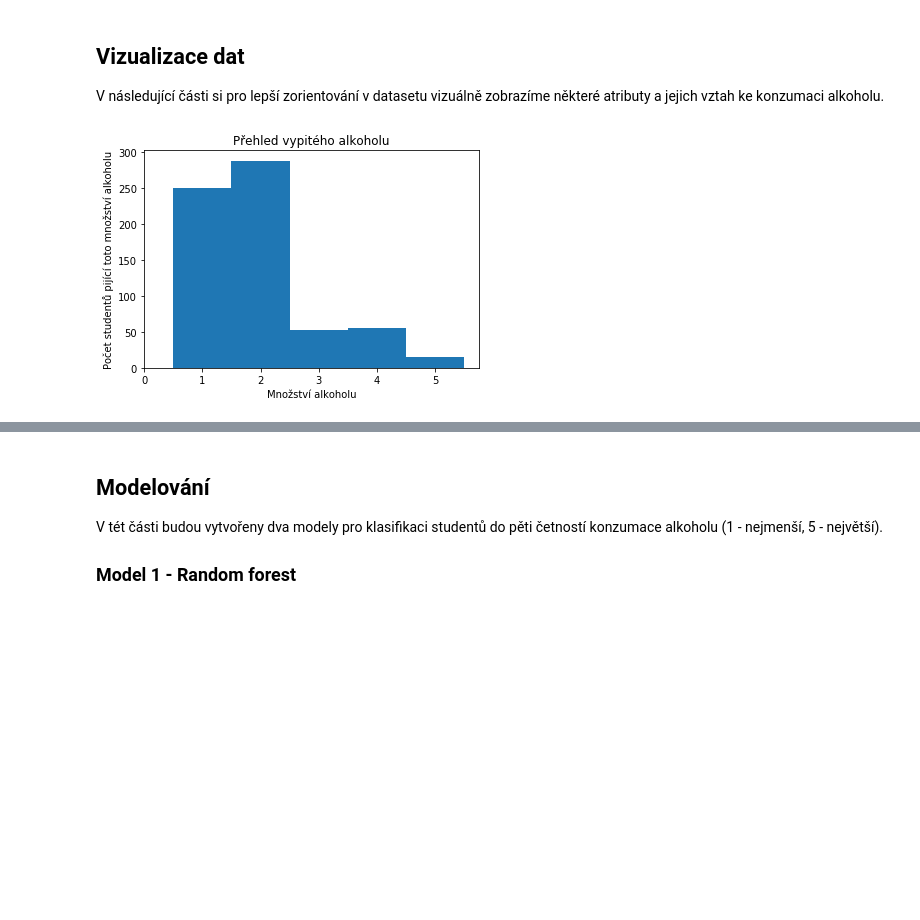
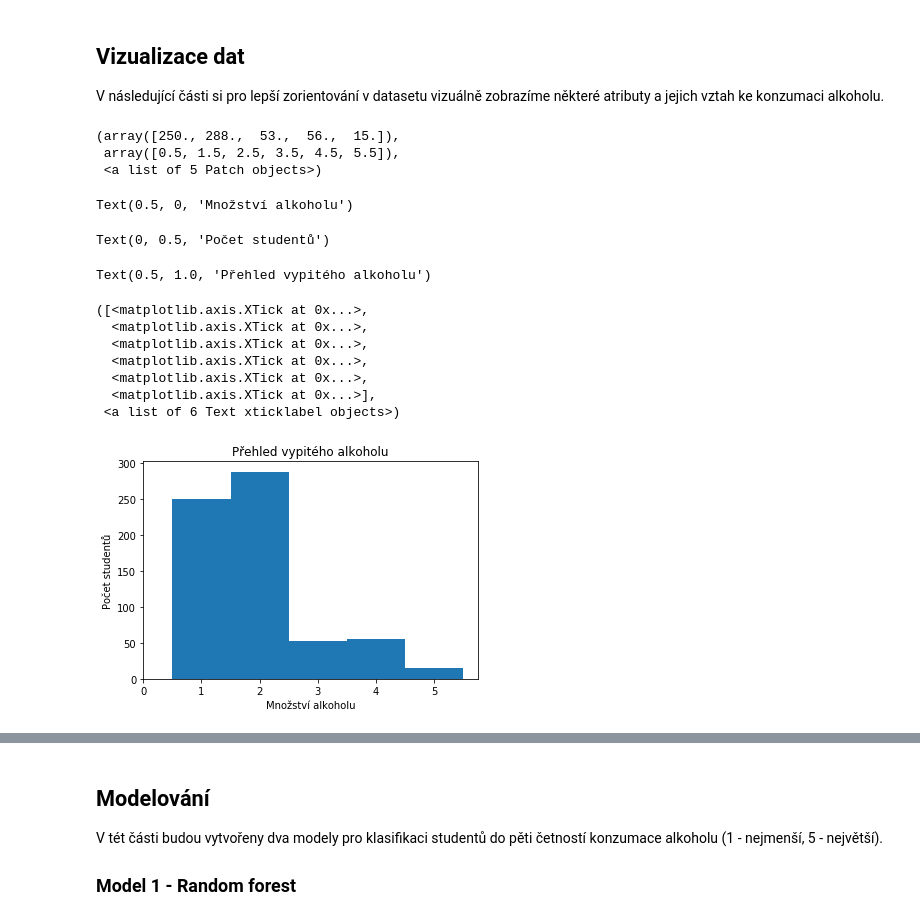
Before and after one commit to skaryys/python_semestralka, a Jupyter notebook: student_alcohol_consumption.ipynb, the cells around one changed output, grey strips where cells are left out. Cells and saved outputs as stored; diff of their text form; code cells hidden in the pictures; blank space fills up the shorter version.

```diff
--- a/student_alcohol_consumption.ipynb
+++ b/student_alcohol_consumption.ipynb
@@ -140,18 +140,31 @@ V následující části si pro lepší zorientování v datasetu vizuálně zob
 # %%
 import matplotlib.pyplot as plt
 import numpy as np
 
 %matplotlib inline
 
 bins = np.arange(0.5,6,1)
 plt.hist(df['Alc'],bins=bins)
 plt.xlabel('Množství alkoholu')
-plt.ylabel("Počet studentů pijící toto množství alkoholu")
+plt.ylabel("Počet studentů")
 plt.title('Přehled vypitého alkoholu')
 plt.xticks(range(6))
 plt.show()
 # %% [output]
+(array([250., 288.,  53.,  56.,  15.]),
+ array([0.5, 1.5, 2.5, 3.5, 4.5, 5.5]),
+ <a list of 5 Patch objects>)
+Text(0.5, 0, 'Množství alkoholu')
+Text(0, 0.5, 'Počet studentů')
+Text(0.5, 1.0, 'Přehled vypitého alkoholu')
+([<matplotlib.axis.XTick at 0x...>,
+  <matplotlib.axis.XTick at 0x...>,
+  <matplotlib.axis.XTick at 0x...>,
+  <matplotlib.axis.XTick at 0x...>,
+  <matplotlib.axis.XTick at 0x...>,
+  <matplotlib.axis.XTick at 0x...>],
+ <a list of 6 Text xticklabel objects>)
-[figure, old version]
+[figure, new version]
 # %%
 bins = np.arange(14.5,23,1)
 plt.hist(df['age'],bins=bins)
```
Also changed, not shown: parts of 11 cells of this notebook.
